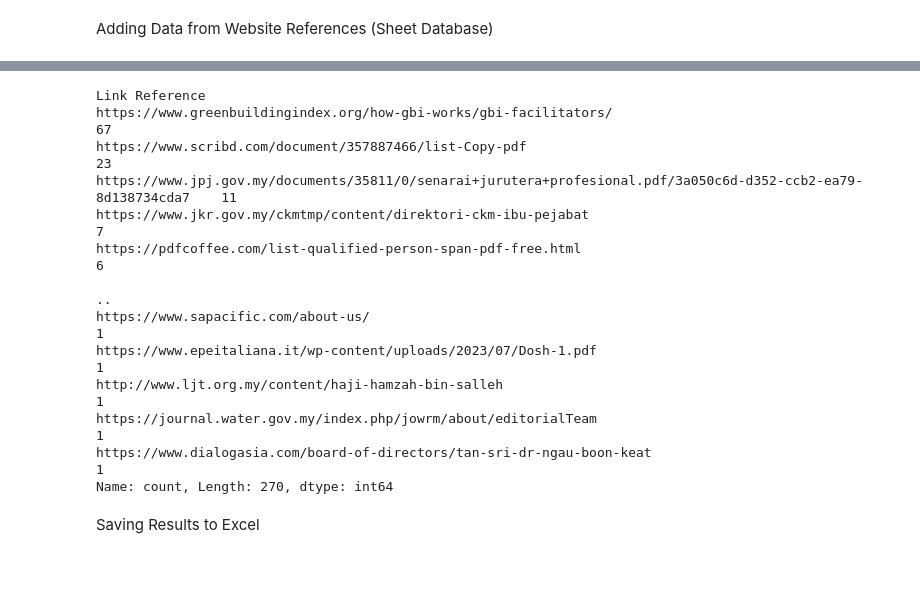
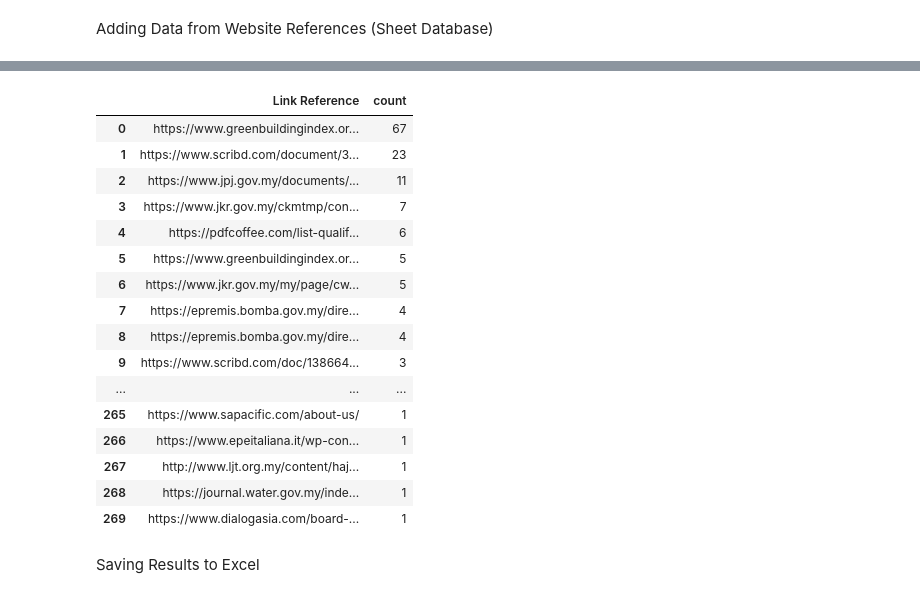
Before and after one commit to maeltwosinggit/My-Projects, a Jupyter notebook: Project 4 - Webscrape/rearrange.ipynb, the cells around one changed output, grey strips where cells are left out. Drawn from its saved outputs; the diff is of its cells as text; code cells hidden in the pictures; blank space fills up the shorter version.

```diff
--- a/Project 4 - Webscrape/rearrange.ipynb
+++ b/Project 4 - Webscrape/rearrange.ipynb
@@ -289,22 +291,28 @@ dftemplate_t11[dftemplate_t11['Link Reference'].notna() & dftemplate_t11['Link R
 | 1486 | 1487 | PERUNDING ERA | NaN | NaN | NaN | NaN | ... |
 | 1489 | 1490 | JURUTERA PERUNDING TECHNIQUE | NaN | NaN | NaN | NaN | ... |
 | 1537 | 1538 | JURUTERA PERUNDING ZAABA SDN BHD | NaN | NaN | NaN | NaN | ... |
-# %%
-dftemplate_t8['Link Reference'].value_counts()
-# %% [output]
-Link Reference
-https://www.greenbuildingindex.org/how-gbi-works/gbi-facilitators/                                                67
-https://www.scribd.com/document/357887466/list-Copy-pdf                                                           23
-https://www.jpj.gov.my/documents/35811/0/senarai+jurutera+profesional.pdf/3a050c6d-d352-ccb2-ea79-8d138734cda7    11
-https://www.jkr.gov.my/ckmtmp/content/direktori-ckm-ibu-pejabat                                                    7
-https://pdfcoffee.com/list-qualified-person-span-pdf-free.html                                                     6
-                                                                                                                  ..
-https://www.sapacific.com/about-us/                                                                                1
-https://www.epeitaliana.it/wp-content/uploads/2023/07/Dosh-1.pdf                                                   1
-http://www.ljt.org.my/content/haji-hamzah-bin-salleh                                                               1
-https://journal.water.gov.my/index.php/jowrm/about/editorialTeam                                                   1
-https://www.dialogasia.com/board-of-directors/tan-sri-dr-ngau-boon-keat                                            1
-Name: count, Length: 270, dtype: int64
+# %%
+pd.set_option('display.max_rows', None)
+LinkCount = dftemplate_t8['Link Reference'].value_counts().reset_index()
+LinkCount
+# %% [output]
+|  | Link Reference | count |
+| 0 | https://www.greenbuildingindex.or... | 67 |
+| 1 | https://www.scribd.com/document/3... | 23 |
+| 2 | https://www.jpj.gov.my/documents/... | 11 |
+| 3 | https://www.jkr.gov.my/ckmtmp/con... | 7 |
+| 4 | https://pdfcoffee.com/list-qualif... | 6 |
+| 5 | https://www.greenbuildingindex.or... | 5 |
+| 6 | https://www.jkr.gov.my/my/page/cw... | 5 |
+| 7 | https://epremis.bomba.gov.my/dire... | 4 |
+| 8 | https://epremis.bomba.gov.my/dire... | 4 |
+| 9 | https://www.scribd.com/doc/138664... | 3 |
+| ... | ... | ... |
+| 265 | https://www.sapacific.com/about-us/ | 1 |
+| 266 | https://www.epeitaliana.it/wp-con... | 1 |
+| 267 | http://www.ljt.org.my/content/haj... | 1 |
+| 268 | https://journal.water.gov.my/inde... | 1 |
+| 269 | https://www.dialogasia.com/board-... | 1 |
 # %% [markdown]
 Saving Results to Excel
 # %%
```
Also changed, not shown: parts of 6 cells of this notebook.
